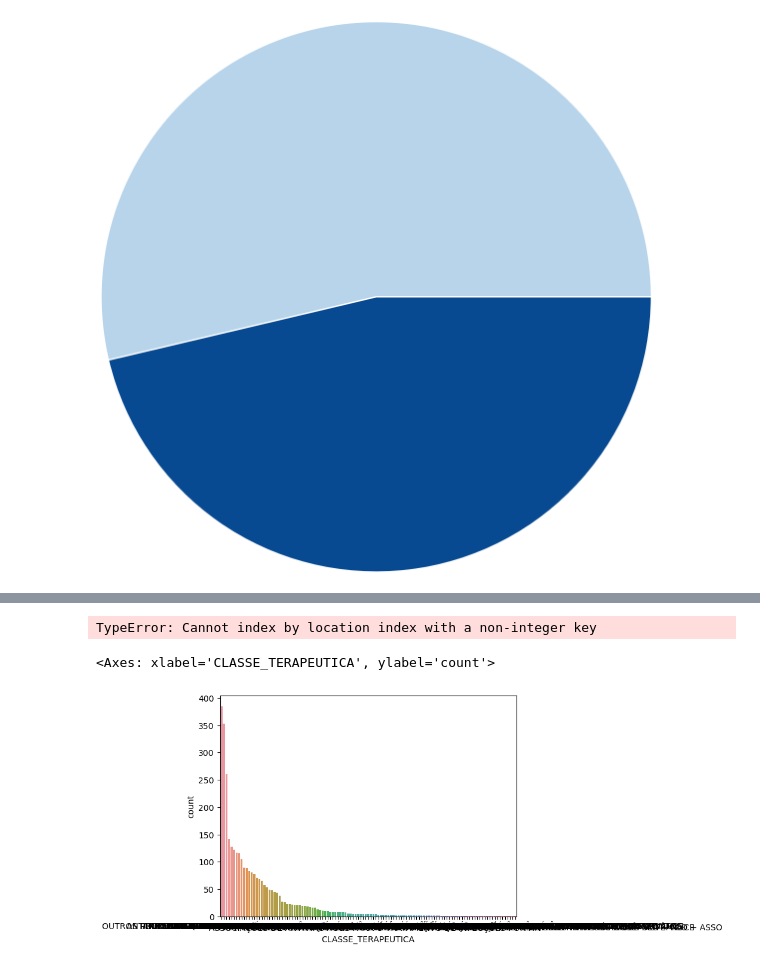
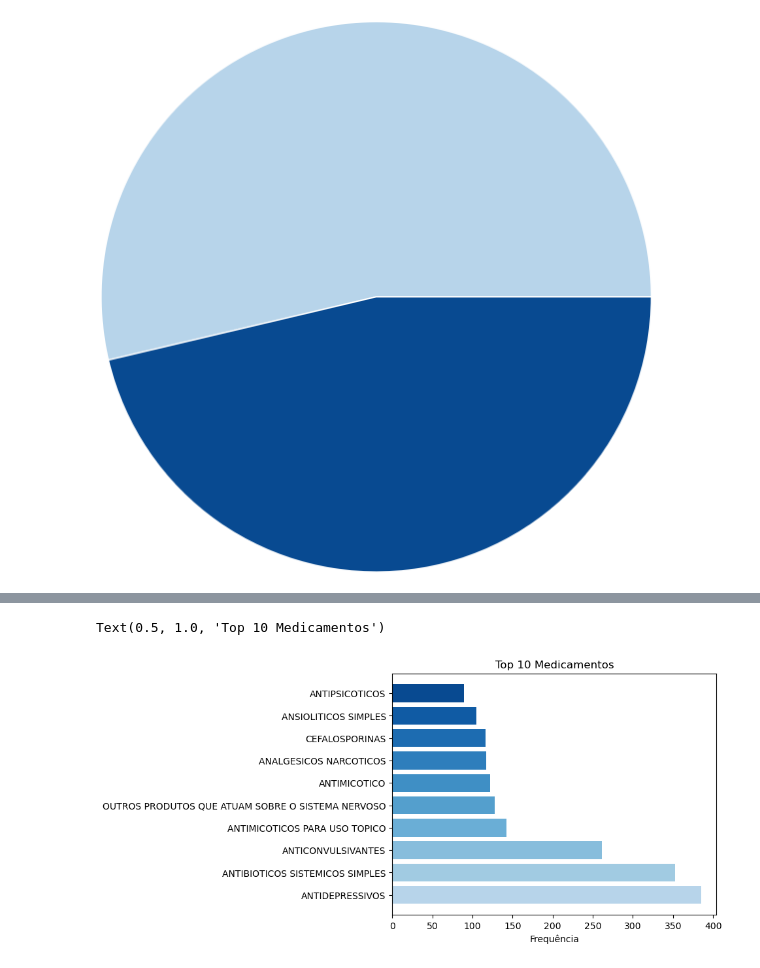
Before and after one commit to isabelaamatto/projeto_extensao, a Jupyter notebook: medicamentos_1.ipynb, the cells around one changed output, grey strips where cells are left out. Saved outputs shown, nothing was run; the diff lists cells and outputs as text; code cells hidden in the pictures.

Commit message:
grafico top 10 medicamentos e situacao registro

```diff
--- a/medicamentos_1.ipynb
+++ b/medicamentos_1.ipynb
@@ -205,15 +260,17 @@ ax.pie(x, colors=colors, radius=3, center=(4, 4),
 # %%
 # criando novo dataframe a partir da frequencia de cada classe
 classes_med = pd.DataFrame(med_filtrados['CLASSE_TERAPEUTICA'].value_counts())
+# %%
+classes_top10 = classes_med[:10]
 # %%
 # ressetando o index para que o dataframe tenha 2 colunas
 classes_med.reset_index(inplace=True)
-# %%
-classes_med.iloc['count'] != 1
-# %% [output]
-TypeError: Cannot index by location index with a non-integer key
-# %%
-sns.barplot(classes_med, x="CLASSE_TERAPEUTICA", y="count")
-# %% [output]
-<Axes: xlabel='CLASSE_TERAPEUTICA', ylabel='count'>
-[figure, removed]
+# %%
+colors = plt.get_cmap('Blues')(np.linspace(0.3, 0.9, len(classes_top10)))
+fig, ax = plt.subplots()
+ax.barh(data=classes_top10, y= 'CLASSE_TERAPEUTICA', width='count', color=colors)
+ax.set_xlabel('Frequência')
+ax.set_title('Top 10 Medicamentos')
+# %% [output]
+Text(0.5, 1.0, 'Top 10 Medicamentos')
+[figure, added]
```
Also changed, not shown: parts of 4 cells of this notebook.
